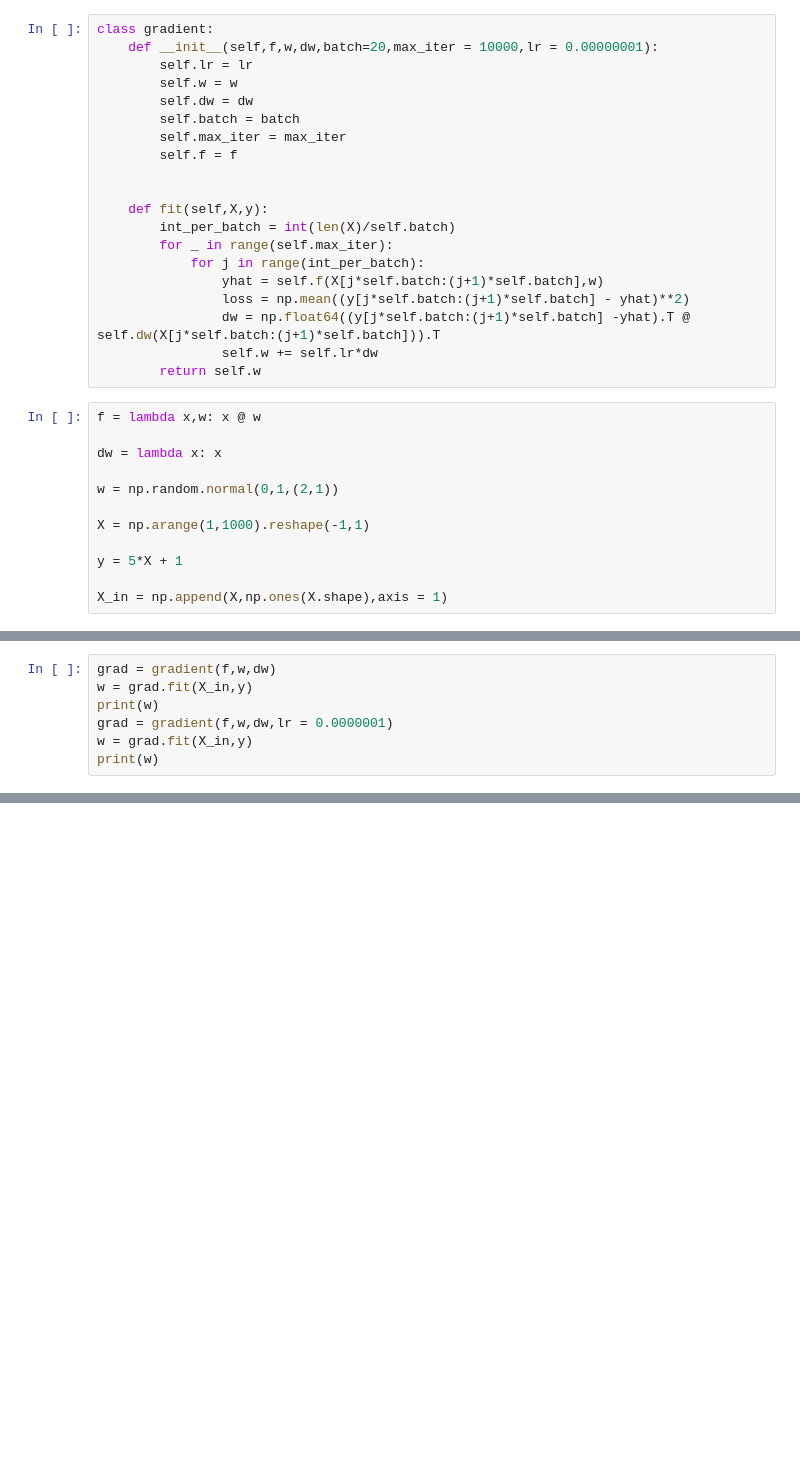
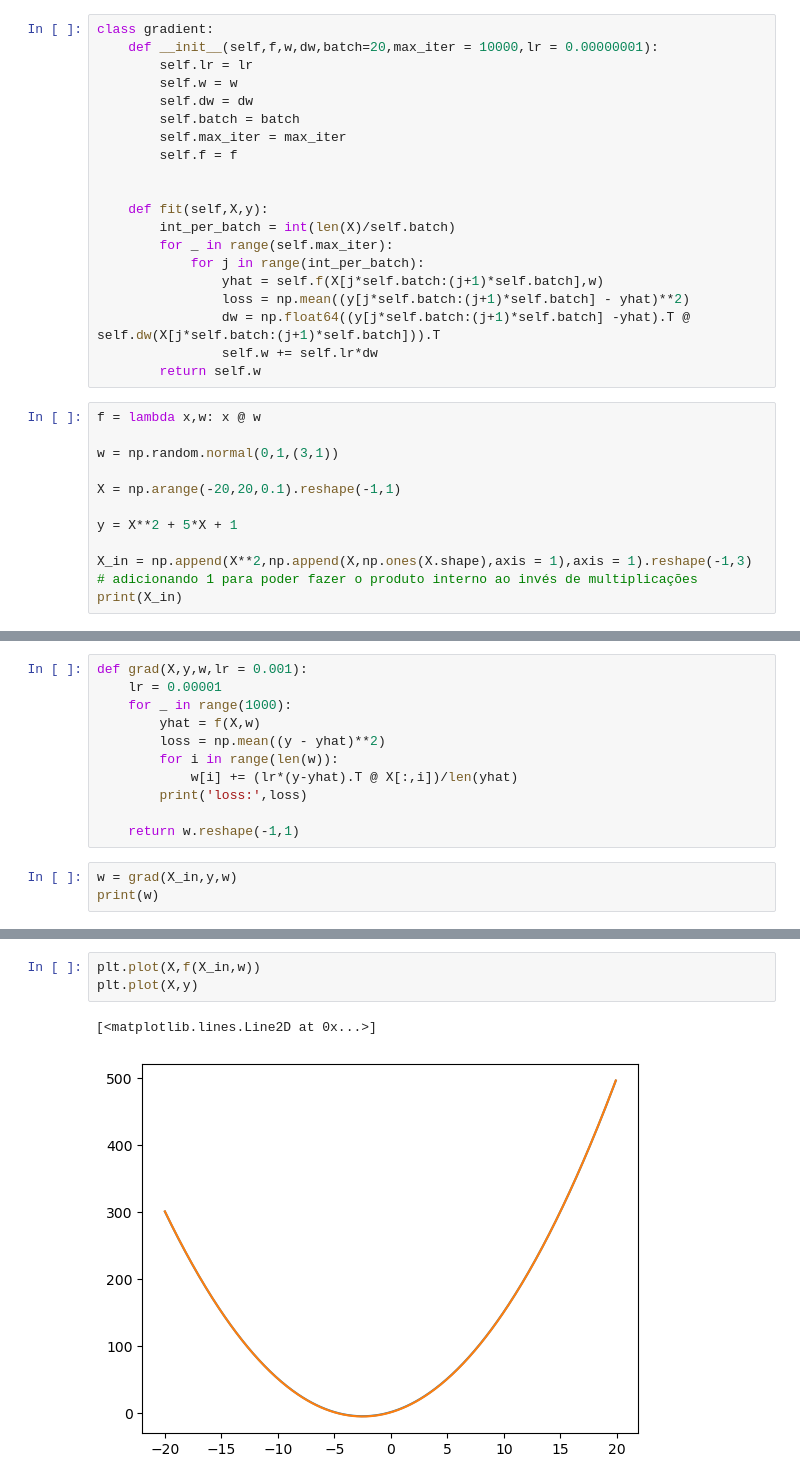
Before and after one commit to Petas14/otimizacao, a Jupyter notebook: Gradient_descent.ipynb, the cells around one changed output, grey strips where cells are left out. Cells and saved outputs as stored; diff of their text form; blank space fills up the shorter version.

Commit message:
Gradiente finalizado

```diff
--- a/Gradient_descent.ipynb
+++ b/Gradient_descent.ipynb
@@ -37,12 +51,11 @@ class gradient:
 # %%
 f = lambda x,w: x @ w
 
-dw = lambda x: x
+w = np.random.normal(0,1,(3,1))
 
-w = np.random.normal(0,1,(2,1))
+X = np.arange(-20,20,0.1).reshape(-1,1)
 
-X = np.arange(1,1000).reshape(-1,1)
+y = X**2 + 5*X + 1
 
-y = 5*X + 1
-
-X_in = np.append(X,np.ones(X.shape),axis = 1)
+X_in = np.append(X**2,np.append(X,np.ones(X.shape),axis = 1),axis = 1).reshape(-1,3) # adicionando 1 para poder fazer o produto interno ao invés de multiplicações
+print(X_in)
@@ -49,7 +69,0 @@ X_in = np.append(X,np.ones(X.shape),axis = 1)
-# %%
-grad = gradient(f,w,dw)
-w = grad.fit(X_in,y)
-print(w)
-grad = gradient(f,w,dw,lr = 0.0000001)
-w = grad.fit(X_in,y)
-print(w)
@@ -60,0 +70,14 @@ print(w)
+# %%
+def grad(X,y,w,lr = 0.001):
+    lr = 0.00001
+    for _ in range(1000):
+        yhat = f(X,w)
+        loss = np.mean((y - yhat)**2)
+        for i in range(len(w)):
+            w[i] += (lr*(y-yhat).T @ X[:,i])/len(yhat)
+        print('loss:',loss)
+
+    return w.reshape(-1,1)
+# %%
+w = grad(X_in,y,w)
+print(w)
@@ -60,0 +102,6 @@ print(w)
+# %%
+plt.plot(X,f(X_in,w))
+plt.plot(X,y)
+# %% [output]
+[<matplotlib.lines.Line2D at 0x...>]
+[figure, added]
```
Also changed, not shown: parts of 8 cells of this notebook.
